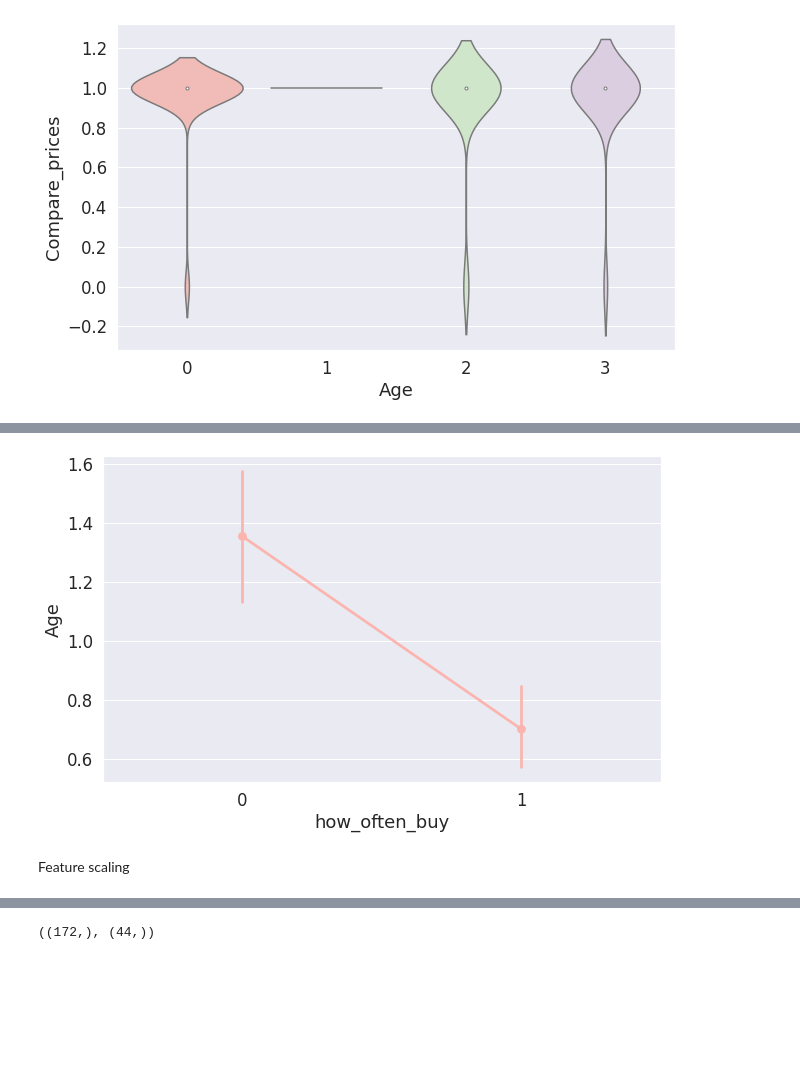
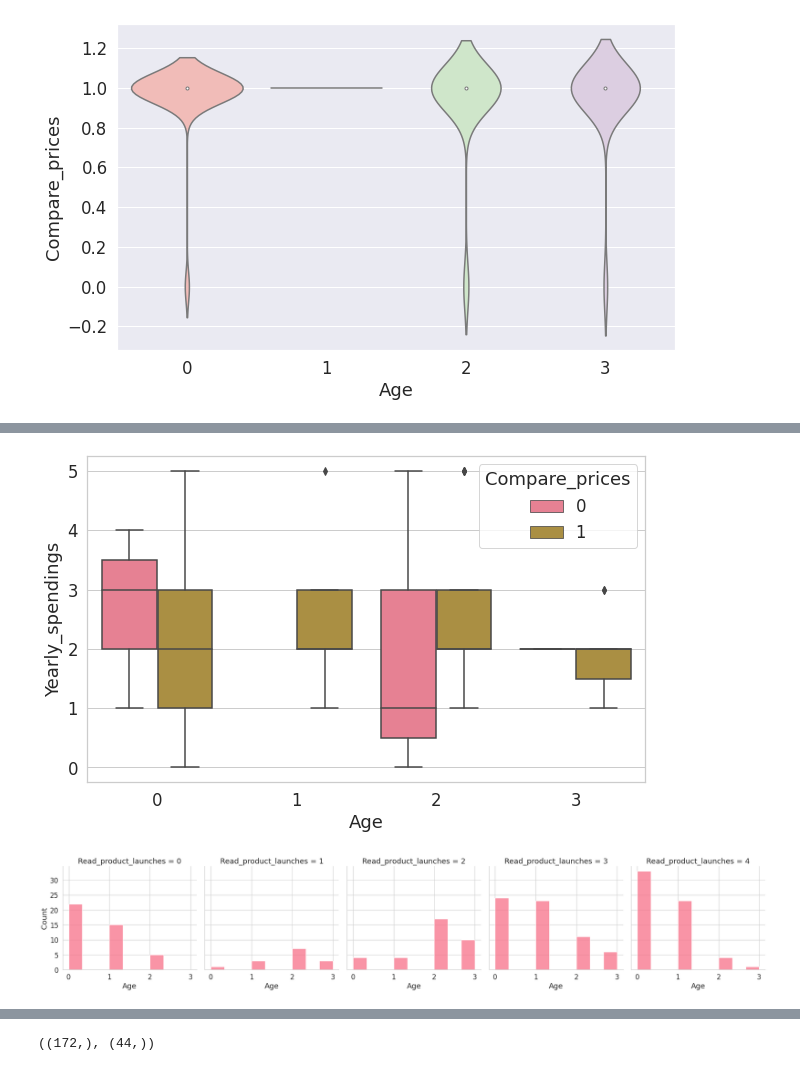
Before and after one commit to Sujatapanchal/MSCproject, a Jupyter notebook: Data_preprocessing_and_EDA.ipynb, the cells around one changed output, grey strips where cells are left out. Cells and saved outputs as stored; diff of their text form; code cells hidden in the pictures; blank space fills up the shorter version.

```diff
--- a/Data_preprocessing_and_EDA.ipynb
+++ b/Data_preprocessing_and_EDA.ipynb
@@ -386,3 +420,5 @@ sns.displot(data=df, x='Age', col='No_use_product',kde=False, kind='hist', palet
 sns.violinplot(x = 'Age', y = 'Compare_prices', data = df);
 # %% [output]
 [figure]
+# %%
+sns.set(style = 'whitegrid', palette='Pastel1')
@@ -389,8 +466,10 @@ sns.violinplot(x = 'Age', y = 'Compare_prices', data = df);
+# %%
+sns.set(style = 'whitegrid', rc = {'figure.figsize':(10, 6)}, font_scale = 1.5, palette='husl')
 # %%
-sns.pointplot(data=df,x='how_often_buy',y ='Age')
-plt.show()
+sns.boxplot(data = df , x = 'Age', y = 'Yearly_spendings', hue='Compare_prices');
 # %% [output]
-[figure, old version]
+[figure, new version]
-# %% [markdown]
-
-Feature scaling
+# %%
+sns.displot(data=df, x='Age', col='Read_product_launches', kind='hist', palette='Pink');
+# %% [output]
+[figure, added]
```
Also changed, not shown: parts of 39 cells of this notebook.
